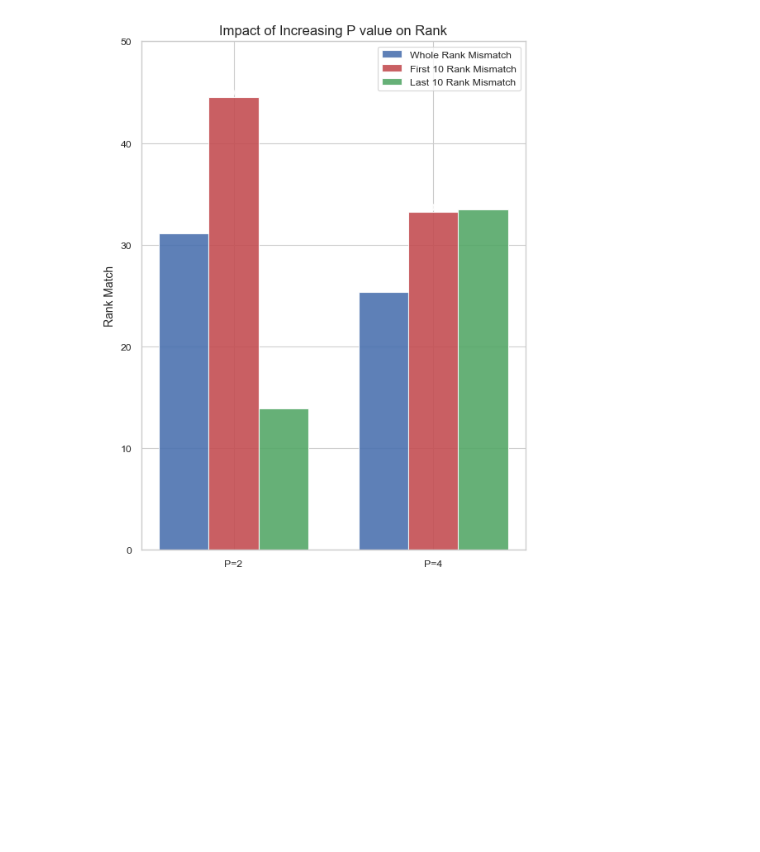
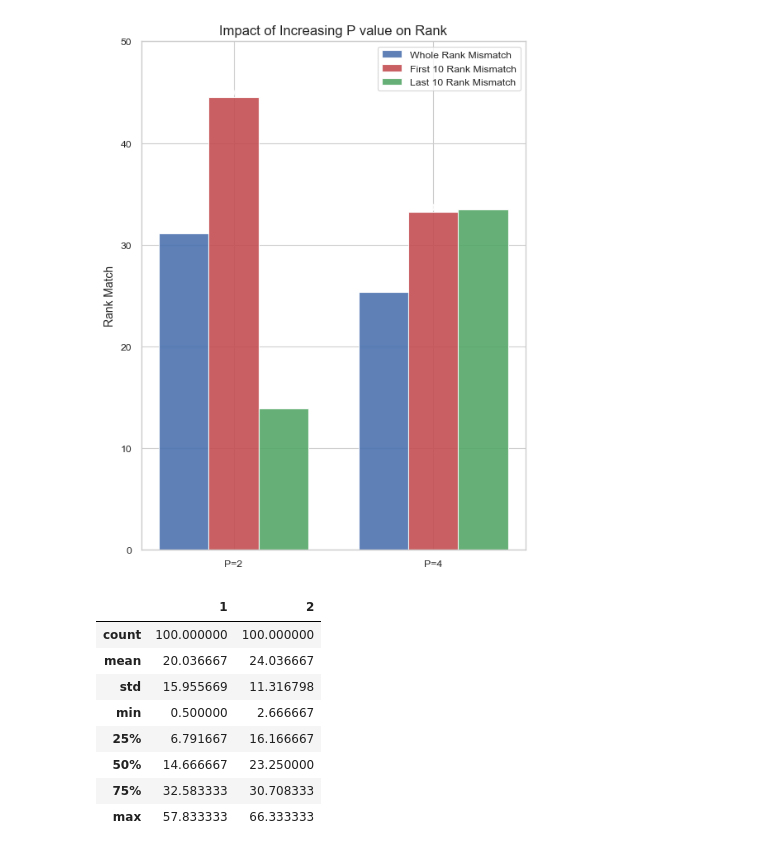
Before and after one commit to sebi-stewart/qml-protein-folding, a Jupyter notebook: poster_plot.ipynb, the cells around one changed output. Drawn from its saved outputs; the diff is of its cells as text; code cells hidden in the pictures; blank space fills up the shorter version.

```diff
--- a/poster_plot.ipynb
+++ b/poster_plot.ipynb
@@ -84,3 +85,17 @@ plt.savefig("figure-4c.svg", dpi=300, bbox_inches='tight')
 plt.show()
 # %% [output]
 [figure]
+# %%
+df = pd.read_pickle("results/run2.pkl")
+# %%
+df.describe()
+# %% [output]
+|  | 1 | 2 |
+| count | 100.000000 | 100.000000 |
+| mean | 20.036667 | 24.036667 |
+| std | 15.955669 | 11.316798 |
+| min | 0.500000 | 2.666667 |
+| 25% | 6.791667 | 16.166667 |
+| 50% | 14.666667 | 23.250000 |
+| 75% | 32.583333 | 30.708333 |
+| max | 57.833333 | 66.333333 |
```
Also changed, not shown: parts of 1 cell of this notebook, 4 other files.
